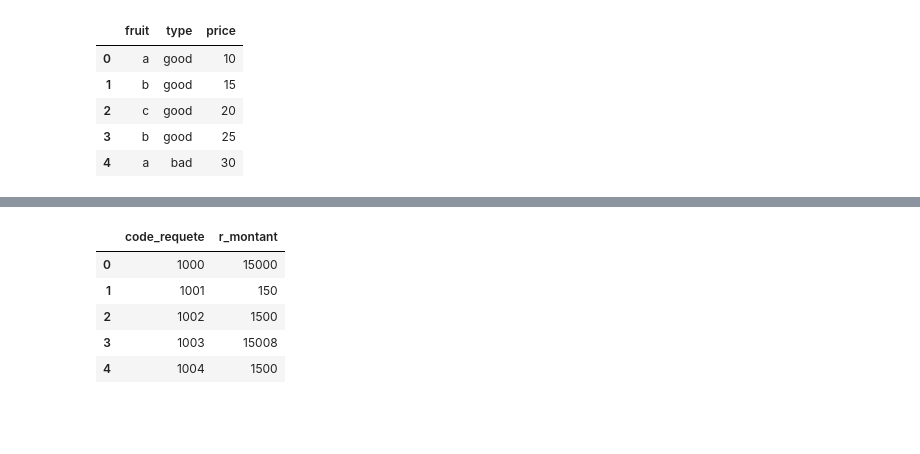
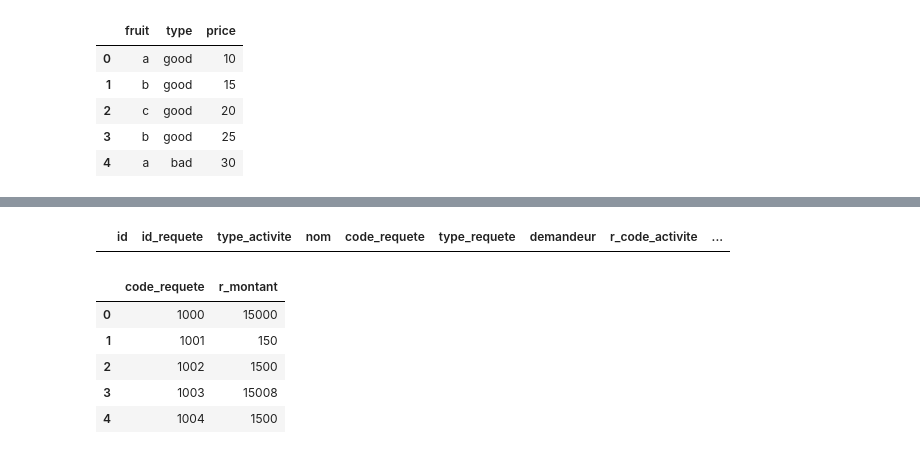
Before and after one commit to VanDeCedan/AffiKoue, a Jupyter notebook: test_.ipynb, the cells around one changed output, grey strips where cells are left out. Drawn from its saved outputs; the diff is of its cells as text; code cells hidden in the pictures; blank space fills up the shorter version.

```diff
--- a/test_.ipynb
+++ b/test_.ipynb
@@ -830,0 +821,7 @@ df=pd.merge(sum, activite,on="b_projet")
+# %%
+def depense_par_code_activite():
+    con = sql.connect("data/finance.db")
+    df_budget=pd.read_sql(""" SELECT * FROM budget """,con)
+    df_requete=pd.read_sql(""" SELECT * FROM requete """,con)
+    df_budget["b_depense"]=df_budget["b_code_activite"].map(df_requete.groupby("r_code_activite")["r_depense"].sum())
+    df_budget.to_sql("budget", con,if_exists="replace", index=False)
@@ -830,0 +848,12 @@ df=pd.merge(sum, activite,on="b_projet")
+# %%
+def depense_par_code_activite():
+    con = sql.connect("data/finance.db")
+    df_budget=pd.read_sql(""" SELECT * FROM budget """,con)
+    df_requete=pd.read_sql(""" SELECT * FROM requete """,con)
+    df_reconciliation=df_requete[df_requete["type_activite"]=="Reconciliation"]
+    df_requete_emis=df_requete[df_requete["type_activite"]!="Reconciliation"]
+    df_req_non_reconcilie=df_requete_emis[~df_requete_emis["code_requete"].isin(df_reconciliation["code_requete"])]
+    df_depenses=pd.concat([df_req_non_reconcilie,df_reconciliation],axis=0)
+    df_budget["b_depense"]=df_budget["b_code_activite"].map(df_depenses.groupby("r_code_activite")["r_montant"].sum())
+    df_budget["b_depense"]=df_budget["b_depense"].fillna(0).astype(int)
+    return df_budget, df_depenses, df_reconciliation, df_req_non_reconcilie, df_requete_emis, df_requete
@@ -830,0 +881,2 @@ df=pd.merge(sum, activite,on="b_projet")
+# %%
+df_budget, df_depenses, df_reconciliation, df_req_non_reconcilie, df_requete_emis, df_requete = depense_par_code_activite()
@@ -831,3 +894,7 @@ df=pd.merge(sum, activite,on="b_projet")
+# %%
+df_reconciliation
+# %% [output]
+|  | id | id_requete | type_activite | nom | code_requete | type_requete | demandeur | r_code_activite | ... |
 # %%
 con = sql.connect("data/finance.db")
 c = con.cursor()
```
Also changed, not shown: parts of 10 cells of this notebook, 8 other files.
